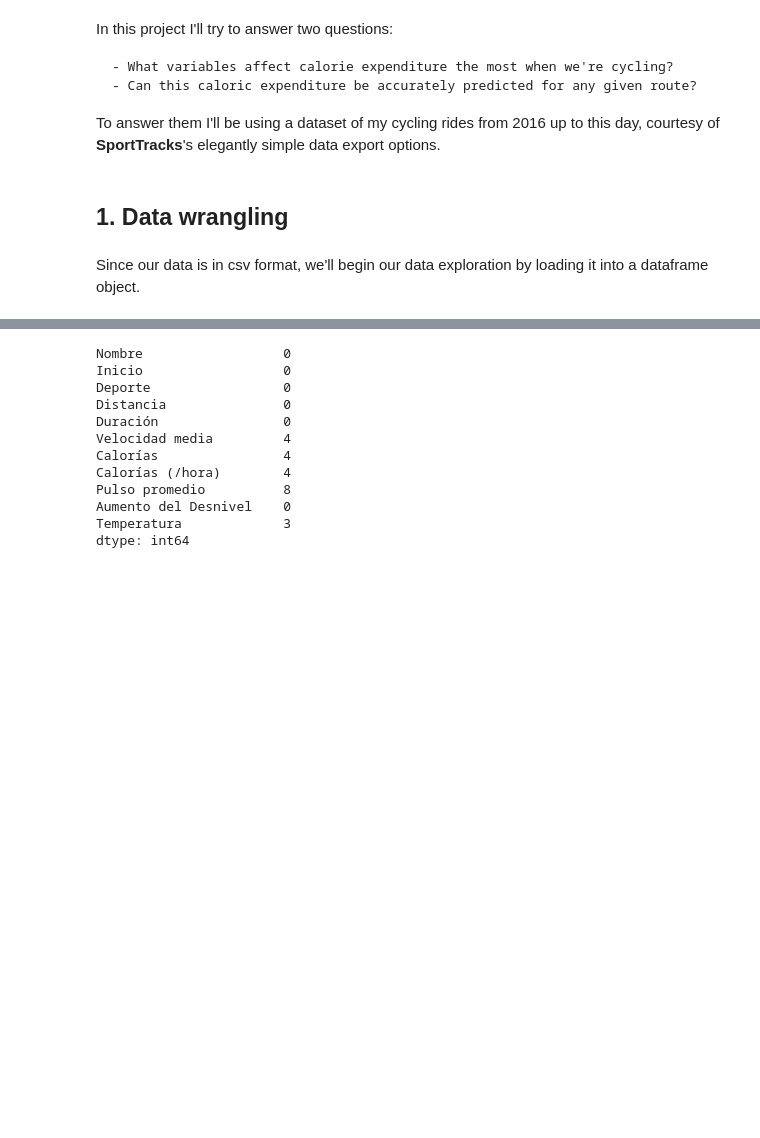
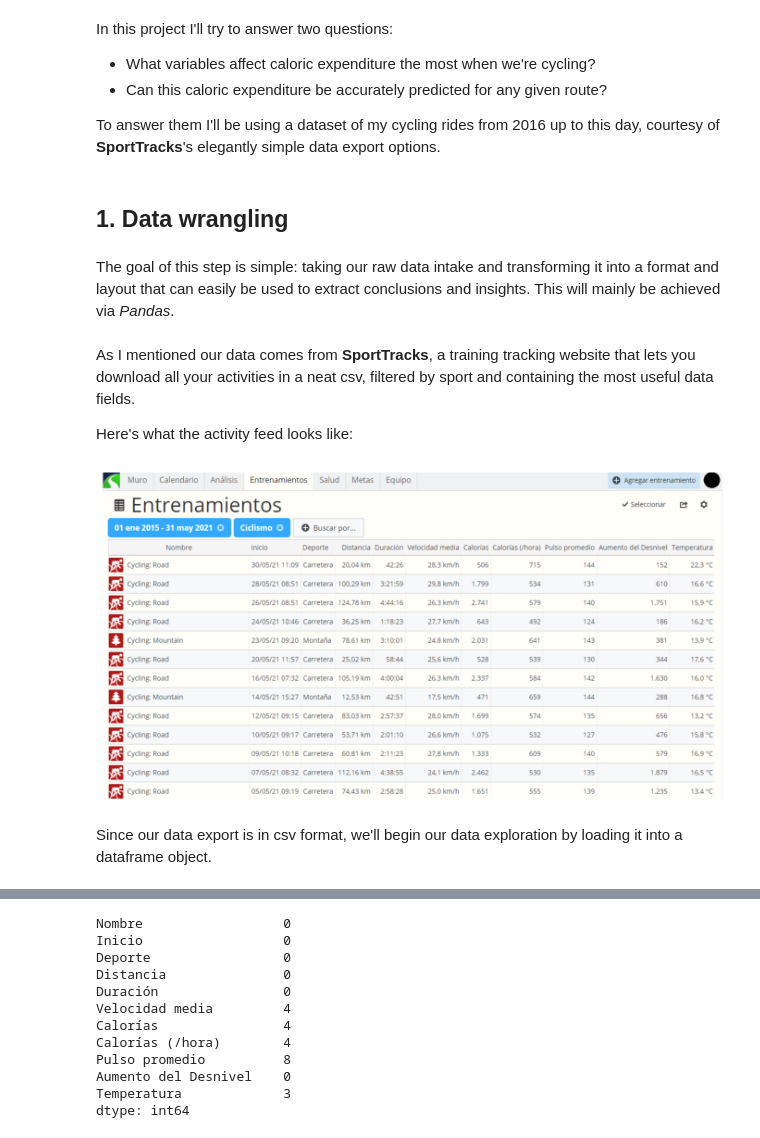
Before and after one commit to x-esteban/Project-05-Statistical-Analysis, a Jupyter notebook: caloric_expenditure.ipynb, the cells around one changed output, grey strips where cells are left out. Drawn from its saved outputs; the diff is of its cells as text; code cells hidden in the pictures; blank space fills up the shorter version.

Commit message:
Data visualization finished.

```diff
--- a/caloric_expenditure.ipynb
+++ b/caloric_expenditure.ipynb
@@ -3,9 +3,11 @@
 # %% [markdown]
 In this project I'll try to answer two questions:
 
-    - What variables affect calorie expenditure the most when we're cycling?
-    - Can this caloric expenditure be accurately predicted for any given route?
+- What variables affect caloric expenditure the most when we're cycling?
+- Can this caloric expenditure be accurately predicted for any given route?
 
 To answer them I'll be using a dataset of my cycling rides from 2016 up to this day, courtesy of **SportTracks**'s elegantly simple data export options.
 # %% [markdown]
 ## 1. Data wrangling
+# %% [markdown]
+The goal of this step is simple: taking our raw data intake and transforming it into a format and layout that can easily be used to extract conclusions and insights. This will mainly be achieved via *Pandas*.
@@ -12,2 +36,14 @@ To answer them I'll be using a dataset of my cycling rides from 2016 up to this
+# %% [markdown]
+As I mentioned our data comes from **SportTracks**, a training tracking website that lets you download all your activities in a neat csv, filtered by sport and containing the most useful data fields.
+
+Here's what the activity feed looks like:
+# %%
+img=mpimg.imread('sporttracks.png')
+plt.imshow(img)
+plt.grid(None) #Removing the image grid.
+plt.axis('off') #Removing the numeric axis.
+plt.show() #Displaying the figure.
+# %% [output]
+[figure, added]
 # %% [markdown]
-Since our data is in csv format, we'll begin our data exploration by loading it into a dataframe object.
+Since our data export is in csv format, we'll begin our data exploration by loading it into a dataframe object.
```
Also changed, not shown: parts of 37 cells of this notebook, 1 other file.
